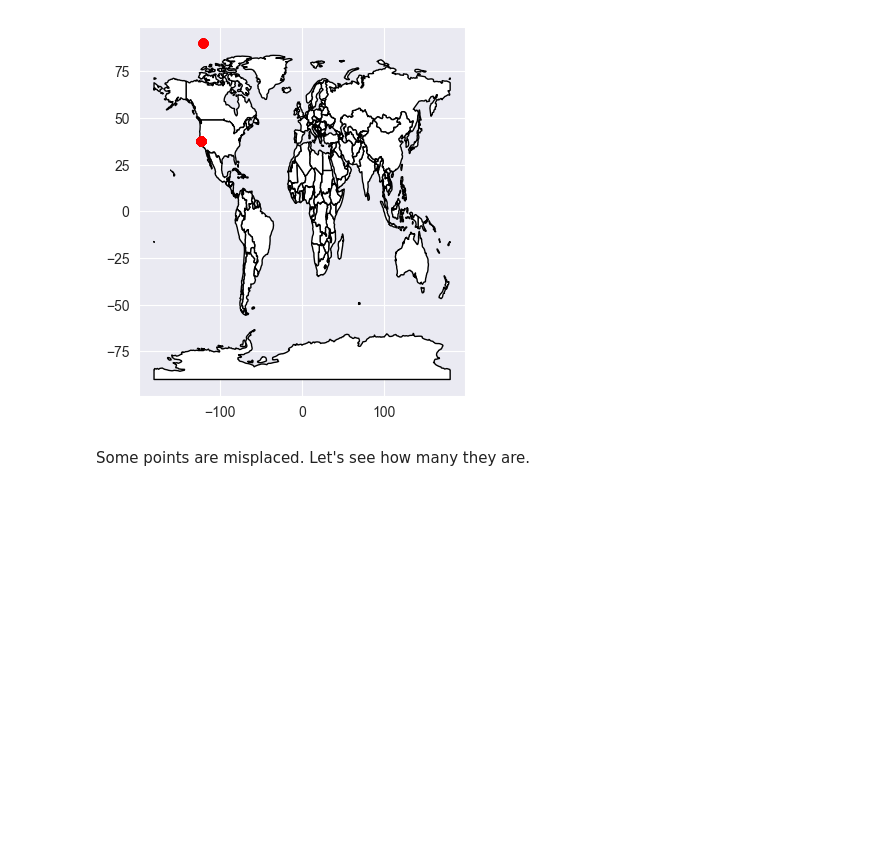
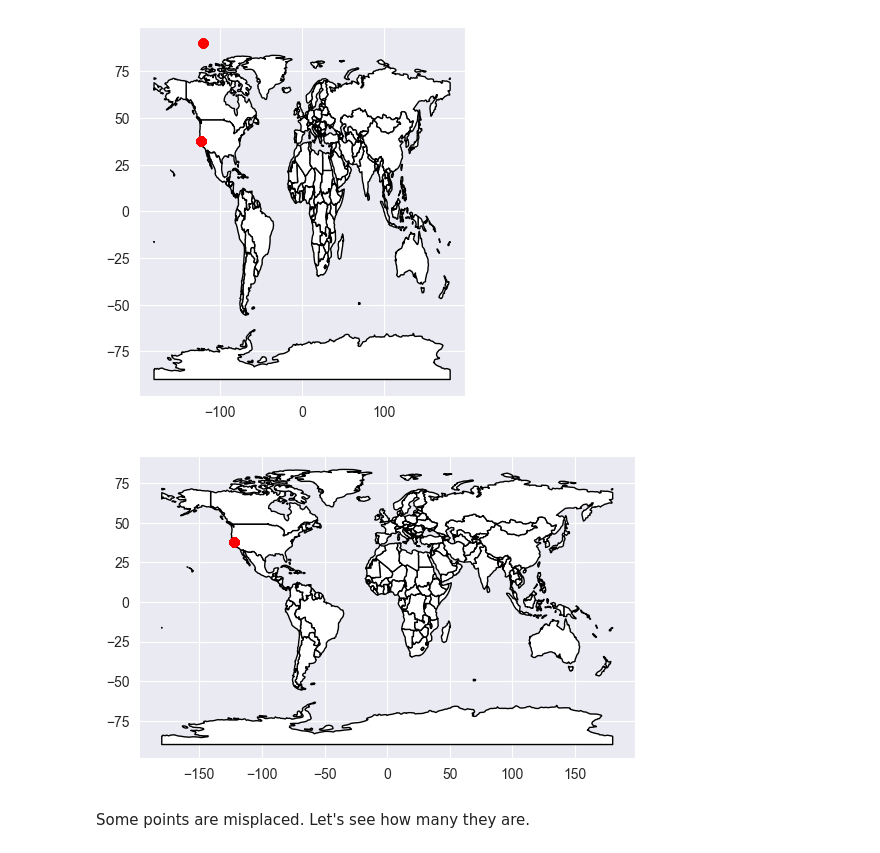
Before and after one commit to SihanWang-WHU/SF-Crime-Analysis, a Jupyter notebook: EDA/sf-crime-analysis-prediction.ipynb, the cells around one changed output. Drawn from its saved outputs; the diff is of its cells as text; code cells hidden in the pictures; blank space fills up the shorter version.

```diff
--- a/EDA/sf-crime-analysis-prediction.ipynb
+++ b/EDA/sf-crime-analysis-prediction.ipynb
@@ -180,6 +176,26 @@ train_gdf.plot(ax=ax, color='red')
 plt.show()
 # %% [output]
 [figure]
+# %%
+def remove_outliers_zscore(data, column, threshold=3):
+    mean = data[column].mean()
+    std = data[column].std()
+    z_scores = (data[column] - mean) / std
+    return data[np.abs(z_scores) < threshold]
+
+train = remove_outliers_zscore(train, 'X', threshold=4)
+train = remove_outliers_zscore(train, 'Y', threshold=4)
+
+train_gdf = create_gdf(train)
+
+shp_path = '../Data/Shp Data/110m_cultural/ne_110m_admin_0_countries.shp'
+world = gpd.read_file(shp_path)
+ax = world.plot(color='white', edgecolor='black')
+# set the size of the figure
+train_gdf.plot(ax=ax, color='red')
+plt.show()
+# %% [output]
+[figure, added]
 # %% [markdown]
 Some points are misplaced. Let's see how many they are.
 # %%
```
Also changed, not shown: parts of 23 cells of this notebook.
